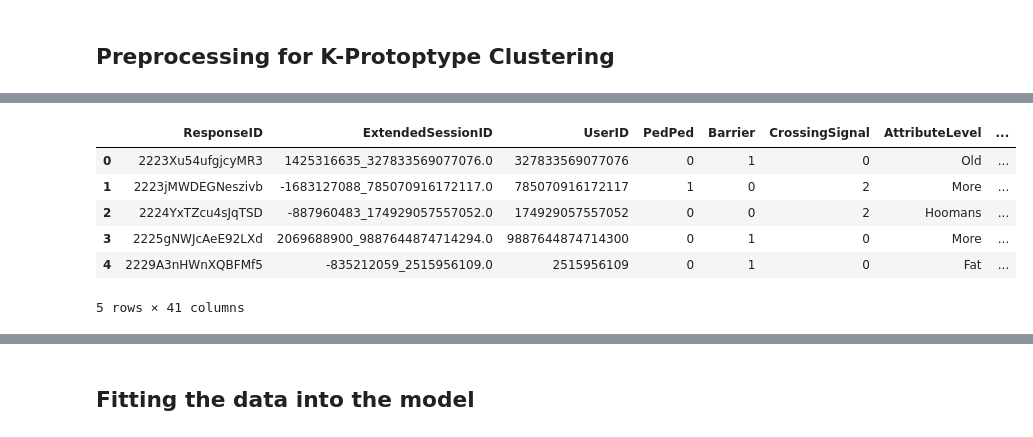
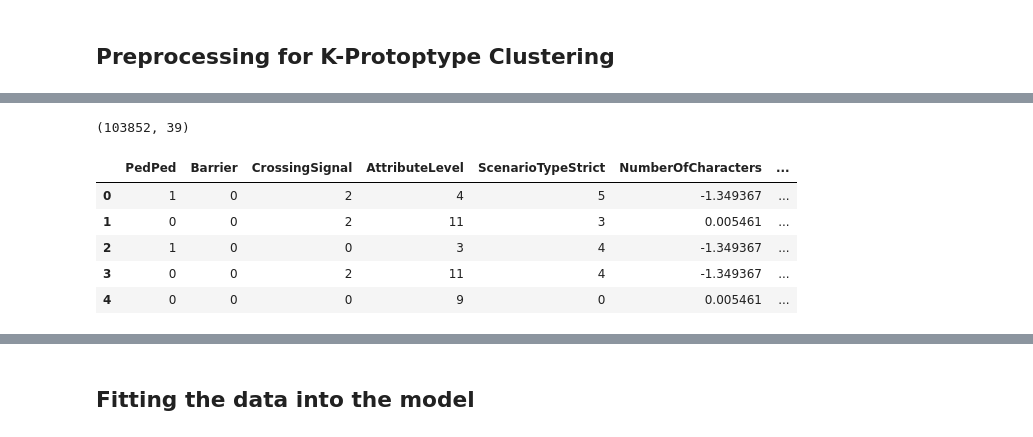
Before and after one commit to Moral-Machine-2024/timoklein, a Jupyter notebook: K_Prototype_Clustering.ipynb, the cells around one changed output, grey strips where cells are left out. Cells and saved outputs as stored; diff of their text form; code cells hidden in the pictures.

Commit message:
Creating a Utilitarian Subset and building the Binary Logistic Regression model

```diff
--- a/K_Prototype_Clustering.ipynb
+++ b/K_Prototype_Clustering.ipynb
@@ -42,0 +30,6 @@ df_kpc = pd.concat(chunks, ignore_index=True)
+# %%
+# Delete the other columns
+df = df.drop(delete_cols, axis=1)
+# %%
+pd.set_option('display.max_columns', None)
+df.head(10)
@@ -43,3 +48,20 @@ df_kpc = pd.concat(chunks, ignore_index=True)
+# %%
+# Group by 'ExtendedSessionID' and take the first value of each group
+grouped = df.groupby('ExtendedSessionID').first()
+
+# Take the first 41666 groups and get the unique ExtendedSessionIDs
+unique_extended_session_ids = grouped.head(4166).index.tolist()
+
+# Subset the original dataset using this list
+subset_df = df[df['ExtendedSessionID'].isin(unique_extended_session_ids)]
+
+# Optionally, reset the index of the subset DataFrame
+subset_df.reset_index(drop=True, inplace=True)
+
+# Display the shape of the subset DataFrame
+print(subset_df.shape)
+# %% [output]
+(103852, 39)
 # %%
-# Delete the 'Saved' column
-df_kpc.drop(columns=['Saved'], inplace=True)
+# Delete the 'ExtendedSessionID' column
+subset_df = subset_df.drop('ExtendedSessionID', axis=1)
@@ -54,12 +68,11 @@ df_kpc[num_cols] = scaler.fit_transform(df_kpc[num_cols])
 # %%
-df_kpc.head()
+subset_df.head()
 # %% [output]
-|  | ResponseID | ExtendedSessionID | UserID | PedPed | Barrier | CrossingSignal | AttributeLevel | ... |
-| 0 | 2223Xu54ufgjcyMR3 | 1425316635_327833569077076.0 | 327833569077076 | 0 | 1 | 0 | Old | ... |
-| 1 | 2223jMWDEGNeszivb | -1683127088_785070916172117.0 | 785070916172117 | 1 | 0 | 2 | More | ... |
-| 2 | 2224YxTZcu4sJqTSD | -887960483_174929057557052.0 | 174929057557052 | 0 | 0 | 2 | Hoomans | ... |
-| 3 | 2225gNWJcAeE92LXd | 2069688900_9887644874714294.0 | 9887644874714300 | 0 | 1 | 0 | More | ... |
-| 4 | 2229A3nHWnXQBFMf5 | -835212059_2515956109.0 | 2515956109 | 0 | 1 | 0 | Fat | ... |
+|  | PedPed | Barrier | CrossingSignal | AttributeLevel | ScenarioTypeStrict | NumberOfCharacters | ... |
+| 0 | 1 | 0 | 2 | 4 | 5 | -1.349367 | ... |
+| 1 | 0 | 0 | 2 | 11 | 3 | 0.005461 | ... |
+| 2 | 1 | 0 | 0 | 3 | 4 | -1.349367 | ... |
+| 3 | 0 | 0 | 2 | 11 | 4 | -1.349367 | ... |
+| 4 | 0 | 0 | 0 | 9 | 0 | 0.005461 | ... |
-5 rows × 41 columns
 # %%
 # Convert DataFrame to NumPy array
```
Also changed, not shown: parts of 14 cells of this notebook, 5 other files.
